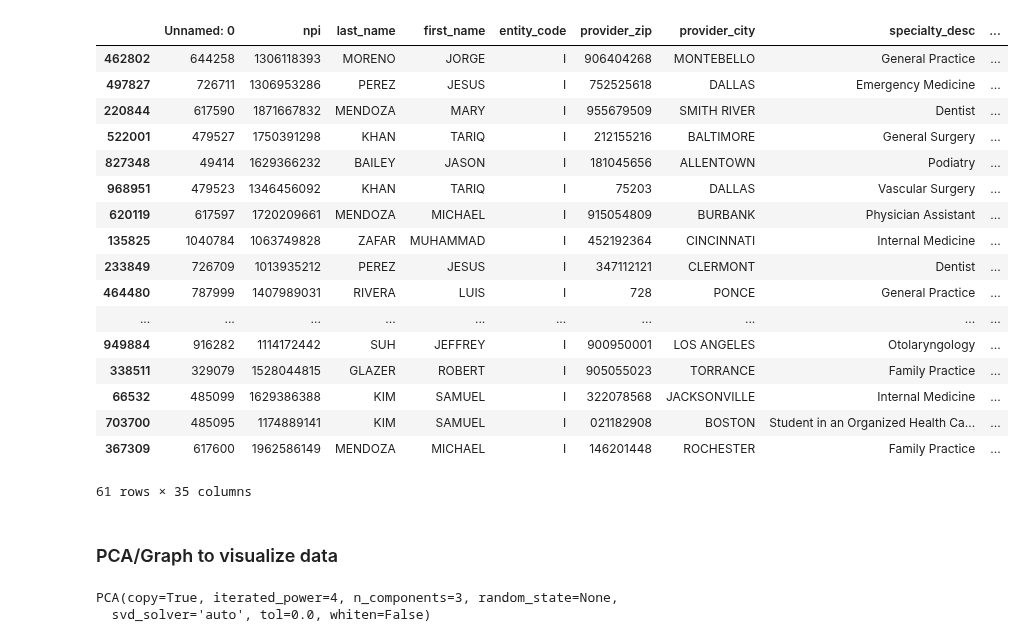
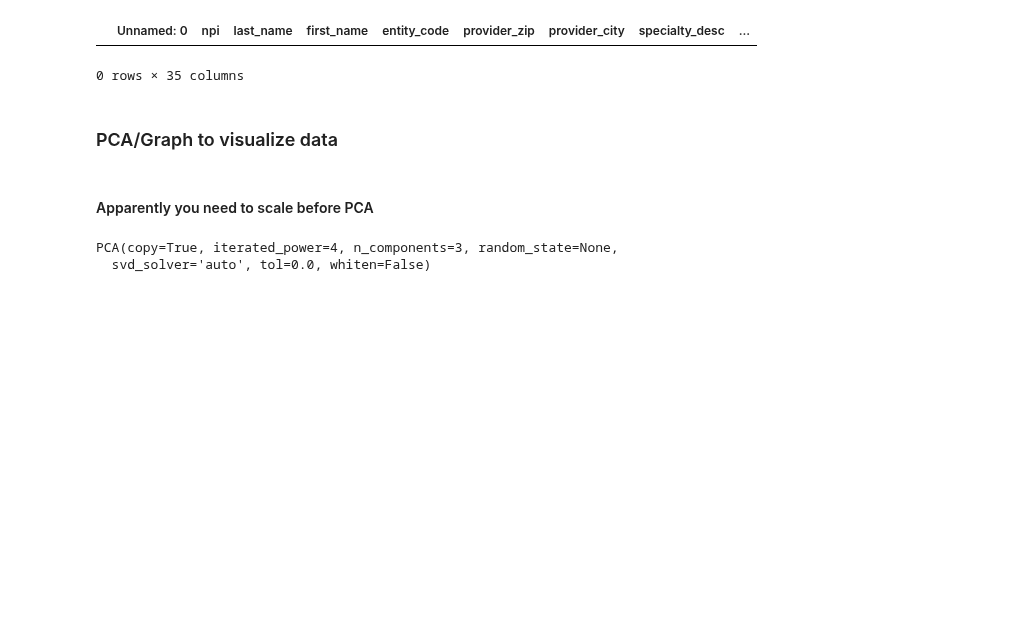
Before and after one commit to aurel1212/medicare-project, a Jupyter notebook: script/mod_experimentation2.ipynb, the cells around one changed output. Saved outputs shown, nothing was run; the diff lists cells and outputs as text; code cells hidden in the pictures; blank space fills up the shorter version.

```diff
--- a/script/mod_experimentation2.ipynb
+++ b/script/mod_experimentation2.ipynb
@@ -60,24 +92,8 @@ test_df = mf.check_labels(df_labels, test_df, keep_cols)
 # %%
-test_df[test_df['indicted']==True]
+test_df[test_df['npi']==1477571818]
 # %% [output]
 |  | Unnamed: 0 | npi | last_name | first_name | entity_code | provider_zip | provider_city | specialty_desc | ... |
-| 462802 | 644258 | 1306118393 | MORENO | JORGE | I | 906404268 | MONTEBELLO | General Practice | ... |
-| 497827 | 726711 | 1306953286 | PEREZ | JESUS | I | 752525618 | DALLAS | Emergency Medicine | ... |
-| 220844 | 617590 | 1871667832 | MENDOZA | MARY | I | 955679509 | SMITH RIVER | Dentist | ... |
-| 522001 | 479527 | 1750391298 | KHAN | TARIQ | I | 212155216 | BALTIMORE | General Surgery | ... |
-| 827348 | 49414 | 1629366232 | BAILEY | JASON | I | 181045656 | ALLENTOWN | Podiatry | ... |
-| 968951 | 479523 | 1346456092 | KHAN | TARIQ | I | 75203 | DALLAS | Vascular Surgery | ... |
-| 620119 | 617597 | 1720209661 | MENDOZA | MICHAEL | I | 915054809 | BURBANK | Physician Assistant | ... |
-| 135825 | 1040784 | 1063749828 | ZAFAR | MUHAMMAD | I | 452192364 | CINCINNATI | Internal Medicine | ... |
-| 233849 | 726709 | 1013935212 | PEREZ | JESUS | I | 347112121 | CLERMONT | Dentist | ... |
-| 464480 | 787999 | 1407989031 | RIVERA | LUIS | I | 728 | PONCE | General Practice | ... |
-| ... | ... | ... | ... | ... | ... | ... | ... | ... | ... |
-| 949884 | 916282 | 1114172442 | SUH | JEFFREY | I | 900950001 | LOS ANGELES | Otolaryngology | ... |
-| 338511 | 329079 | 1528044815 | GLAZER | ROBERT | I | 905055023 | TORRANCE | Family Practice | ... |
-| 66532 | 485099 | 1629386388 | KIM | SAMUEL | I | 322078568 | JACKSONVILLE | Internal Medicine | ... |
-| 703700 | 485095 | 1174889141 | KIM | SAMUEL | I | 021182908 | BOSTON | Student in an Organized Health Ca... | ... |
-| 367309 | 617600 | 1962586149 | MENDOZA | MICHAEL | I | 146201448 | ROCHESTER | Family Practice | ... |
-61 rows × 35 columns
+0 rows × 35 columns
 # %% [markdown]
 ### PCA/Graph to visualize data
 # %%
@@ -87,0 +106,2 @@ from mpl_toolkits.mplot3d import Axes3D
+# %% [markdown]
+#### Apparently you need to scale before PCA
```
Also changed, not shown: parts of 13 cells of this notebook, 2 other files.
